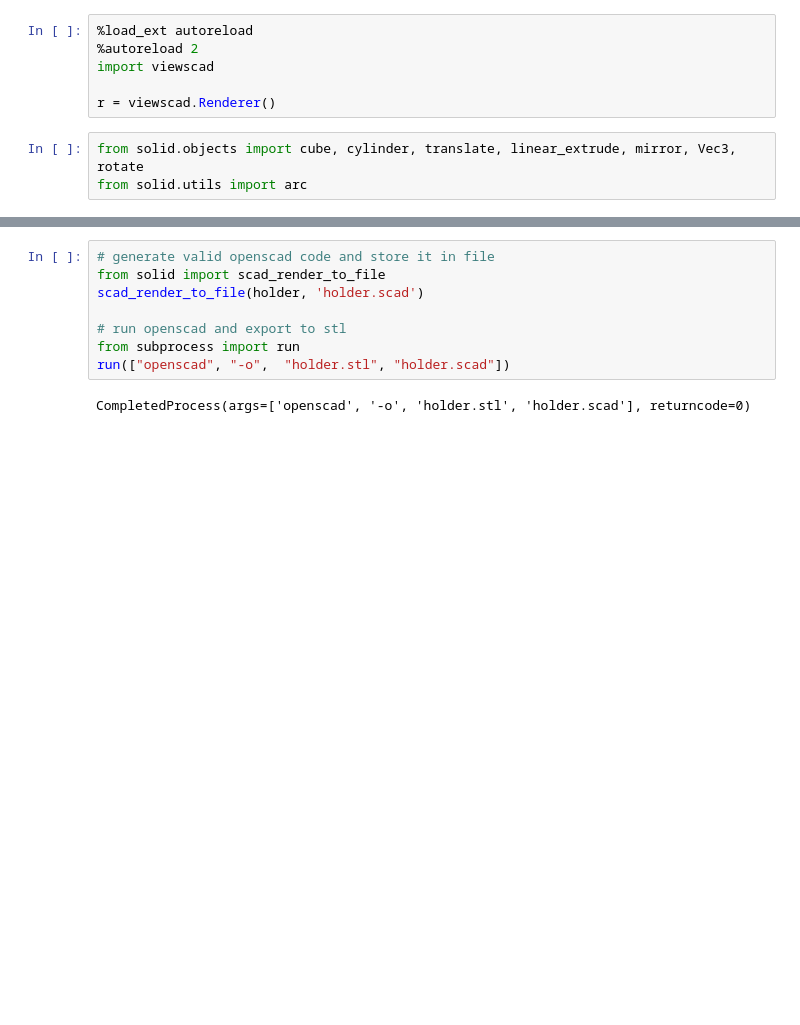
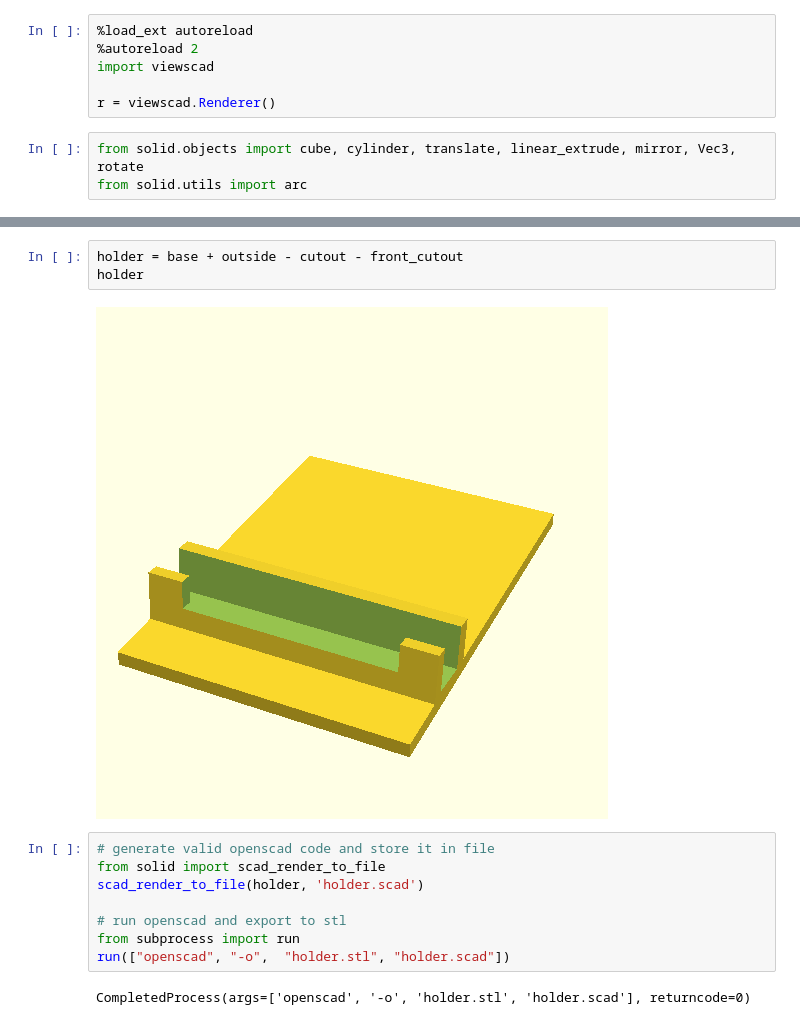
Before and after one commit to paulheideman/phone_holder, a Jupyter notebook: notebook.ipynb, the cells around one changed output, grey strips where cells are left out. Drawn from its saved outputs; the diff is of its cells as text; blank space fills up the shorter version.

```diff
--- a/notebook.ipynb
+++ b/notebook.ipynb
@@ -48,3 +69,8 @@ holder
+# %%
+holder = base + outside - cutout - front_cutout
+holder
+# %% [output]
+[figure, added]
 # %%
 # generate valid openscad code and store it in file
 from solid import scad_render_to_file
```
Also changed, not shown: parts of 3 cells of this notebook.
